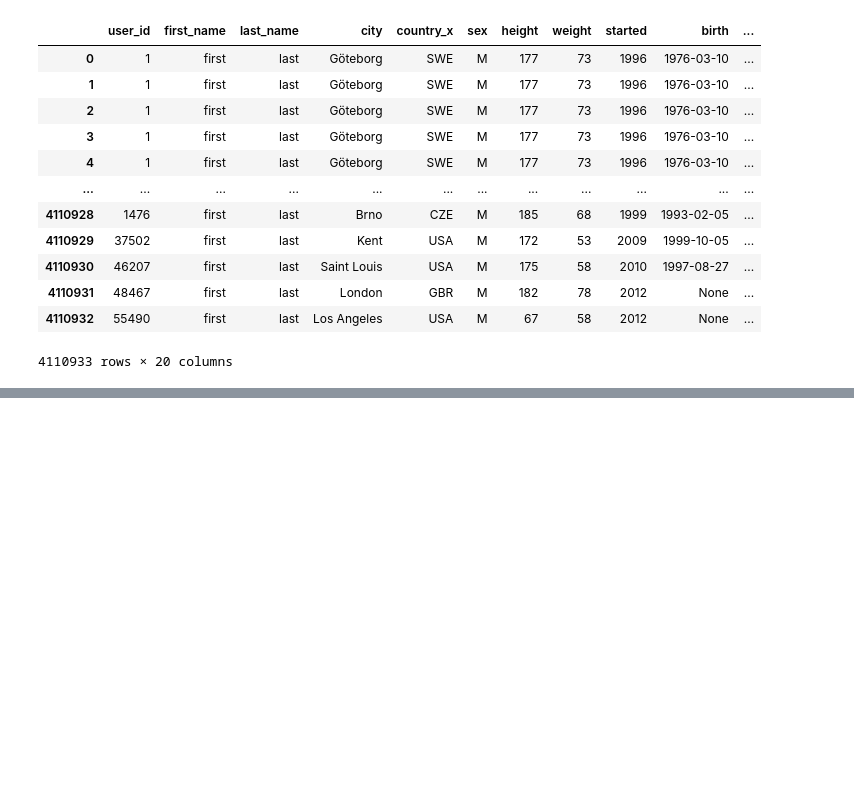
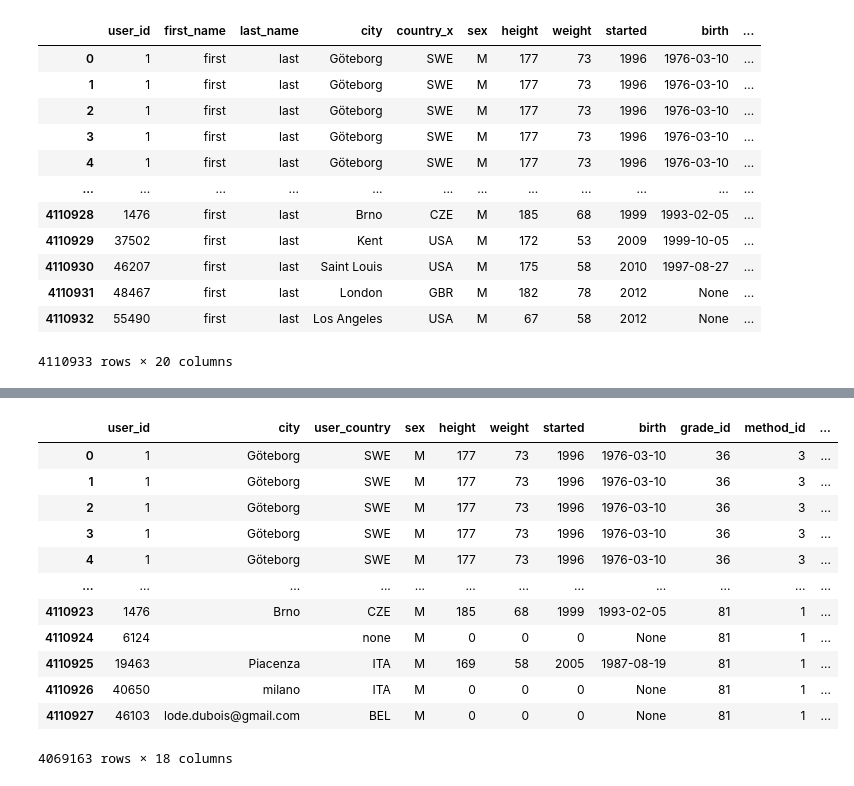
Before and after one commit to kchiev215/Passion_project, a Jupyter notebook: Data Analysis.ipynb, the cells around one changed output, grey strips where cells are left out. Saved outputs shown, nothing was run; the diff lists cells and outputs as text; code cells hidden in the pictures; blank space fills up the shorter version.

```diff
--- a/Data Analysis.ipynb
+++ b/Data Analysis.ipynb
@@ -255 +277,18 @@ com_dups
+# %%
+drop_value_com_dups = com_dups[com_dups.usa_boulder_scale.values != '']
+drop_value_com_dups
+# %% [output]
+|  | user_id | city | user_country | sex | height | weight | started | birth | grade_id | method_id | ... |
+| 0 | 1 | Göteborg | SWE | M | 177 | 73 | 1996 | 1976-03-10 | 36 | 3 | ... |
+| 1 | 1 | Göteborg | SWE | M | 177 | 73 | 1996 | 1976-03-10 | 36 | 3 | ... |
+| 2 | 1 | Göteborg | SWE | M | 177 | 73 | 1996 | 1976-03-10 | 36 | 3 | ... |
+| 3 | 1 | Göteborg | SWE | M | 177 | 73 | 1996 | 1976-03-10 | 36 | 3 | ... |
+| 4 | 1 | Göteborg | SWE | M | 177 | 73 | 1996 | 1976-03-10 | 36 | 3 | ... |
+| ... | ... | ... | ... | ... | ... | ... | ... | ... | ... | ... | ... |
+| 4110923 | 1476 | Brno | CZE | M | 185 | 68 | 1999 | 1993-02-05 | 81 | 1 | ... |
+| 4110924 | 6124 |  | none | M | 0 | 0 | 0 | None | 81 | 1 | ... |
+| 4110925 | 19463 | Piacenza | ITA | M | 169 | 58 | 2005 | 1987-08-19 | 81 | 1 | ... |
+| 4110926 | 40650 | milano | ITA | M | 0 | 0 | 0 | None | 81 | 1 | ... |
+| 4110927 | 46103 | lode.dubois@gmail.com | BEL | M | 0 | 0 | 0 | None | 81 | 1 | ... |
+4069163 rows × 18 columns
 # %%
```
Also changed, not shown: parts of 12 cells of this notebook.
